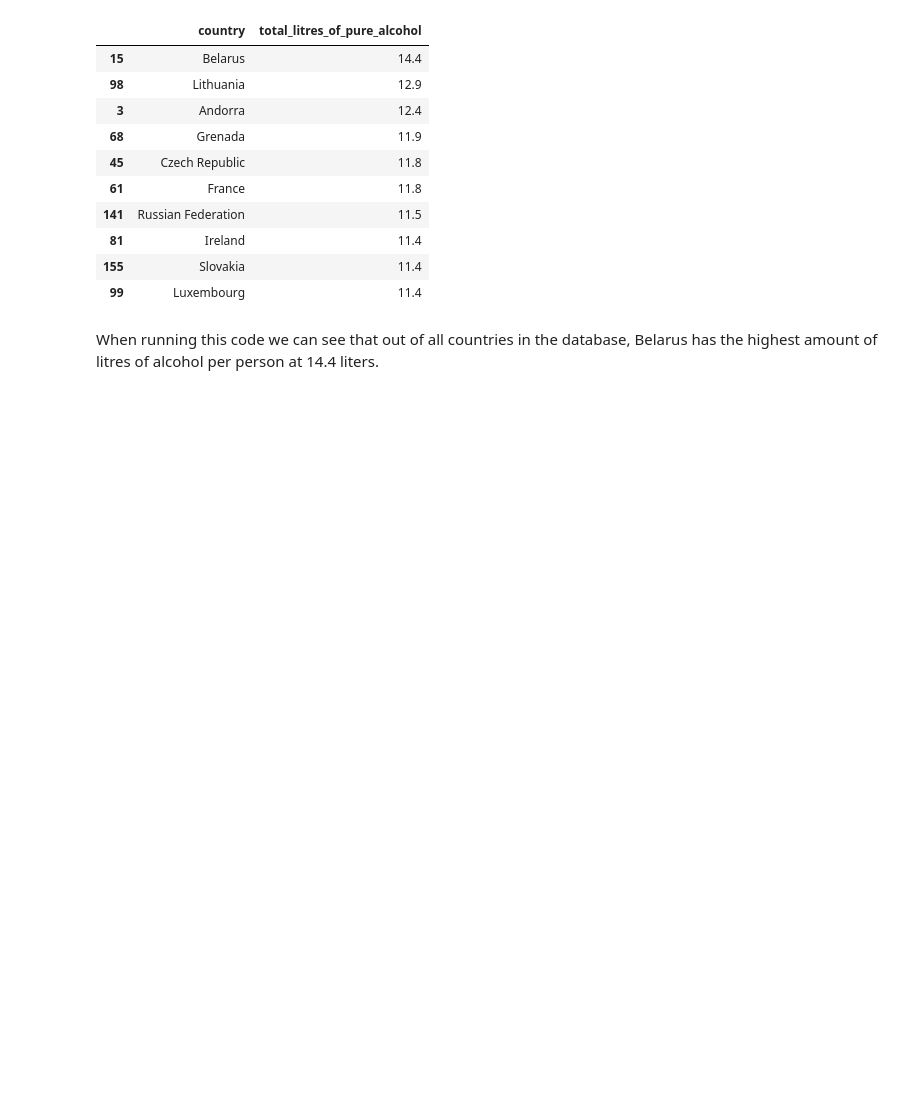
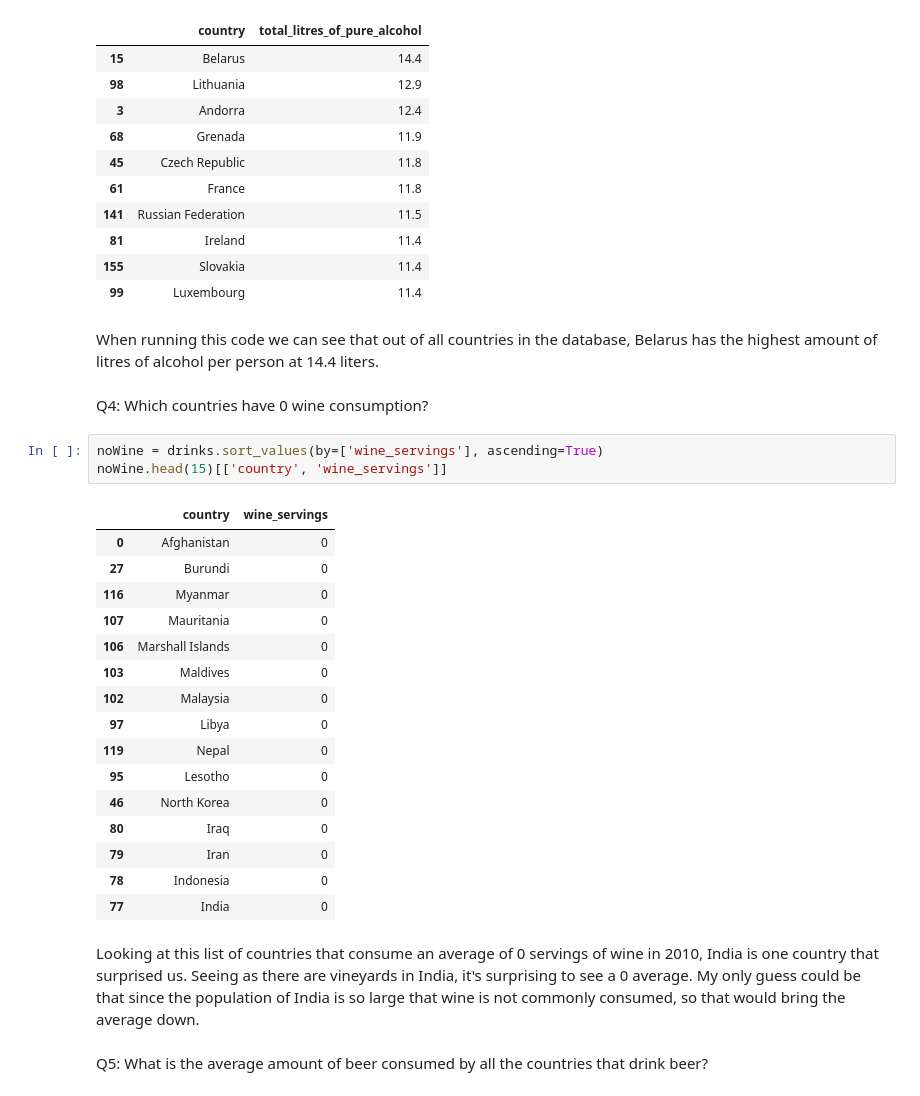
Before and after one commit to conorlong5/Long-Samoilovich_DS220Project2, a Jupyter notebook: alcoholConsumptionDataset.ipynb, the cells around one changed output. Saved outputs shown, nothing was run; the diff lists cells and outputs as text; blank space fills up the shorter version.

```diff
--- a/alcoholConsumptionDataset.ipynb
+++ b/alcoholConsumptionDataset.ipynb
@@ -64,3 +70,29 @@ mostAlcohol.head(10)[['country','total_litres_of_pure_alcohol']]
 | 99 | Luxembourg | 11.4 |
 # %% [markdown]
 When running this code we can see that out of all countries in the database, Belarus has the highest amount of litres of alcohol per person at 14.4 liters.
+# %% [markdown]
+Q4: Which countries have 0 wine consumption?
+# %%
+noWine = drinks.sort_values(by=['wine_servings'], ascending=True)
+noWine.head(15)[['country', 'wine_servings']]
+# %% [output]
+|  | country | wine_servings |
+| 0 | Afghanistan | 0 |
+| 27 | Burundi | 0 |
+| 116 | Myanmar | 0 |
+| 107 | Mauritania | 0 |
+| 106 | Marshall Islands | 0 |
+| 103 | Maldives | 0 |
+| 102 | Malaysia | 0 |
+| 97 | Libya | 0 |
+| 119 | Nepal | 0 |
+| 95 | Lesotho | 0 |
+| 46 | North Korea | 0 |
+| 80 | Iraq | 0 |
+| 79 | Iran | 0 |
+| 78 | Indonesia | 0 |
+| 77 | India | 0 |
+# %% [markdown]
+Looking at this list of countries that consume an average of 0 servings of wine in 2010, India is one country that surprised us. Seeing as there are vineyards in India, it's surprising to see a 0 average. My only guess could be that since the population of India is so large that wine is not commonly consumed, so that would bring the average down.
+# %% [markdown]
+Q5: What is the average amount of beer consumed by all the countries that drink beer?
```
Also changed, not shown: parts of 7 cells of this notebook, 3 other files.
